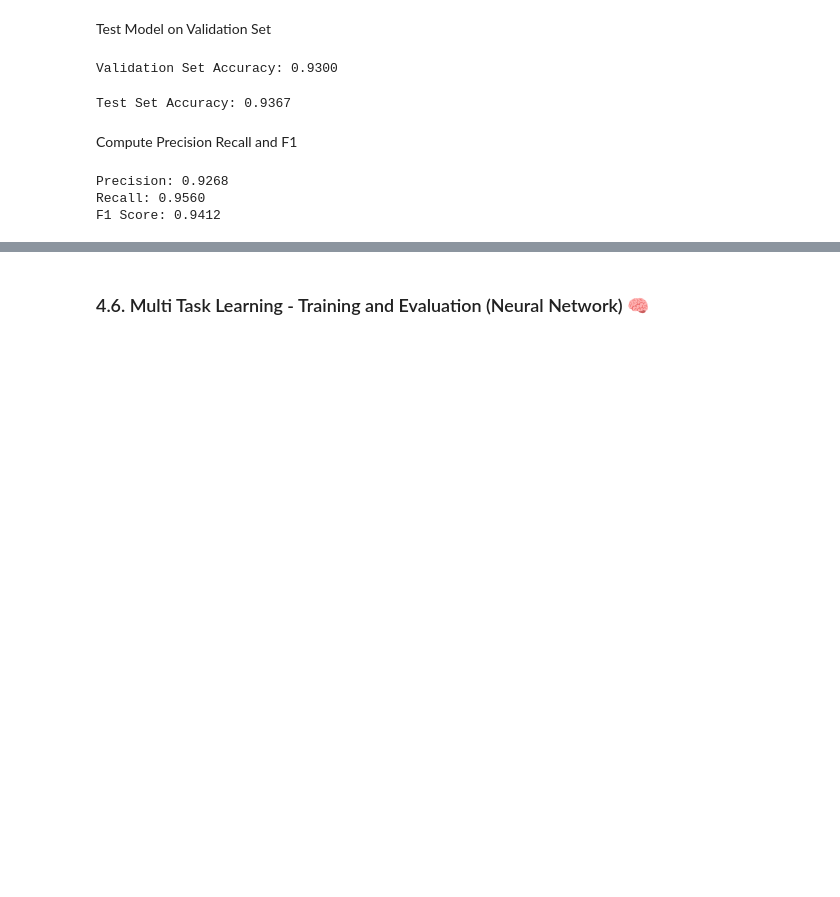
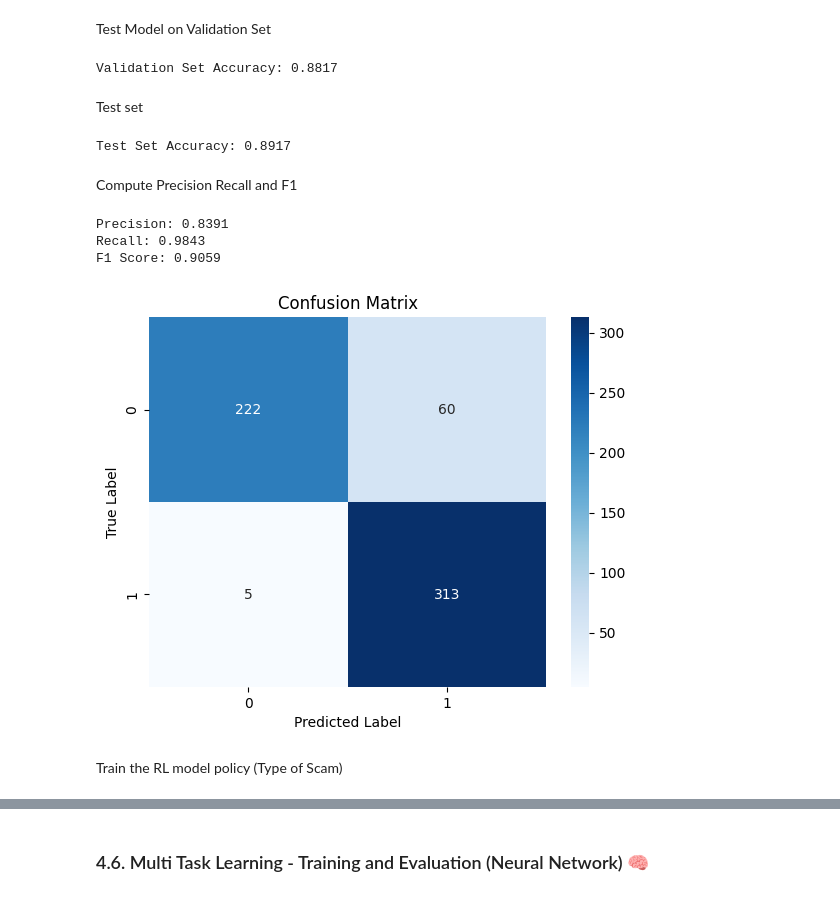
Before and after one commit to junxianyong/INF2008_P1-08, a Jupyter notebook: scam_detection/scam_detection.ipynb, the cells around one changed output, grey strips where cells are left out. Drawn from its saved outputs; the diff is of its cells as text; code cells hidden in the pictures; blank space fills up the shorter version.

```diff
--- a/scam_detection/scam_detection.ipynb
+++ b/scam_detection/scam_detection.ipynb
@@ -1128,13 +1141,13 @@ plt.show()
 # %% [markdown]
 Test Model on Validation Set
 # %%
-policy_net.eval()  # Set to evaluation mode
+policy_net_y1.eval()  # Set to evaluation mode
 correct, total = 0, 0
 
 for state, y_true in zip(X_rl_val, y_rl_val):
     # state = extract_features(state)  # Convert text to embeddings
     state = torch.tensor(state, dtype=torch.float32).to(device)
-    probs = policy_net(state)  # Get action probabilities
+    probs = policy_net_y1(state)  # Get action probabilities
     action = torch.argmax(probs).item()  # Select the highest probability action
 
     if action == y_true:
@@ -1144,15 +1157,17 @@ for state, y_true in zip(X_rl_val, y_rl_val):
 accuracy = correct / total
 print(f"Validation Set Accuracy: {accuracy:.4f}")
 # %% [output]
-Validation Set Accuracy: 0.9300
+Validation Set Accuracy: 0.8817
+# %% [markdown]
+Test set
 # %%
-policy_net.eval()  # Set to evaluation mode
+policy_net_y1.eval()  # Set to evaluation mode
 correct, total = 0, 0
 
 for state, y_true in zip(X_rl_test, y_rl_test):
     # state = extract_features(state)  # Convert text to embeddings
     state = torch.tensor(state, dtype=torch.float32).to(device)
-    probs = policy_net(state)  # Get action probabilities
+    probs = policy_net_y1(state)  # Get action probabilities
     action = torch.argmax(probs).item()  # Select the highest probability action
 
     if action == y_true:
@@ -1162,7 +1177,7 @@ for state, y_true in zip(X_rl_test, y_rl_test):
 accuracy = correct / total
 print(f"Test Set Accuracy: {accuracy:.4f}")
 # %% [output]
-Test Set Accuracy: 0.9367
+Test Set Accuracy: 0.8917
 # %% [markdown]
 Compute Precision Recall and F1
 # %%
@@ -1174,7 +1189,7 @@ y_true = []
 for state, label in zip(X_rl_test, y_rl_test):
     # state = extract_features(state)
     state = torch.tensor(state, dtype=torch.float32).to(device)
-    probs = policy_net(state)
+    probs = policy_net_y1(state)
     action = torch.argmax(probs).item()
 
     y_pred.append(action)
@@ -1188,6 +1203,21 @@ print(f"Precision: {precision:.4f}")
 print(f"Recall: {recall:.4f}")
 print(f"F1 Score: {f1:.4f}")
 # %% [output]
-Precision: 0.9268
-Recall: 0.9560
-F1 Score: 0.9412
+Precision: 0.8391
+Recall: 0.9843
+F1 Score: 0.9059
+# %%
+import seaborn as sns
+import matplotlib.pyplot as plt
+from sklearn.metrics import confusion_matrix
+
+cm = confusion_matrix(y_true, y_pred)
+sns.heatmap(cm, annot=True, fmt="d", cmap="Blues")
+plt.xlabel("Predicted Label")
+plt.ylabel("True Label")
+plt.title("Confusion Matrix")
+plt.show()
+# %% [output]
+[figure, added]
+# %% [markdown]
+Train the RL model policy (Type of Scam)
```
Also changed, not shown: parts of 26 cells of this notebook.
